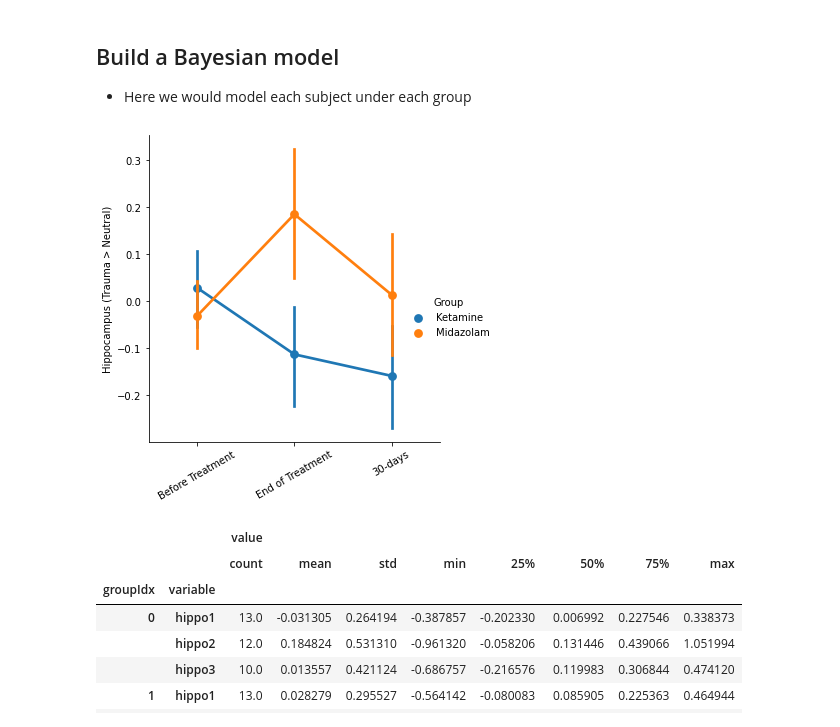
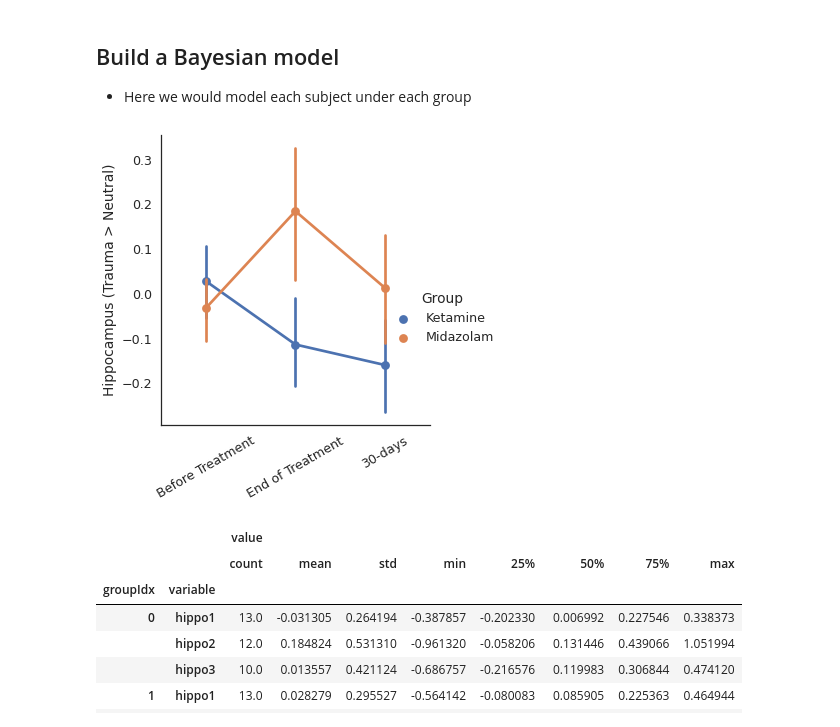
Before and after one commit to orduek/KPE, a Jupyter notebook: func/Stats_TrtVsNeutralHippo.ipynb, the cells around one changed output. Saved outputs shown, nothing was run; the diff lists cells and outputs as text; code cells hidden in the pictures.

```diff
--- a/func/Stats_TrtVsNeutralHippo.ipynb
+++ b/func/Stats_TrtVsNeutralHippo.ipynb
@@ -87,19 +87,21 @@ pg.ttest(df.hippo3[df.groupIdx==1], df.hippo3[df.groupIdx==0], paired=False,
 ## Build a Bayesian model
 - Here we would model each subject under each group
 # %%
+sns.set(font_scale = 1.15)
+sns.set_style("white")
 g = sns.catplot(y='value',x='variable', hue='groupIdx', data=df_long, kind='point', ci=68,
                hue_order=[1,0])
 g.set_xlabels("")
 g.set_xticklabels(
     labels=["Before Treatment", "End of Treatment", "30-days"], rotation=30)
 
 g.set_ylabels("Hippocampus (Trauma > Neutral)")
 g._legend.set_title("Group")
 new_labels = ['Ketamine', 'Midazolam']
 for t, l in zip(g._legend.texts, new_labels): t.set_text(l)
 g.savefig('hippo_pointGraph.png', dpi=300, bbox_inches='tight')
 # %% [output]
-[figure, old version]
+[figure, new version]
 # %%
 #df[['hippo1','hippo2','hippo3', 'hippo4','groupIdx']].groupby('groupIdx').describe()
 df_long.groupby(['groupIdx','variable']).describe()
```
Also changed, not shown: 8 other files.
